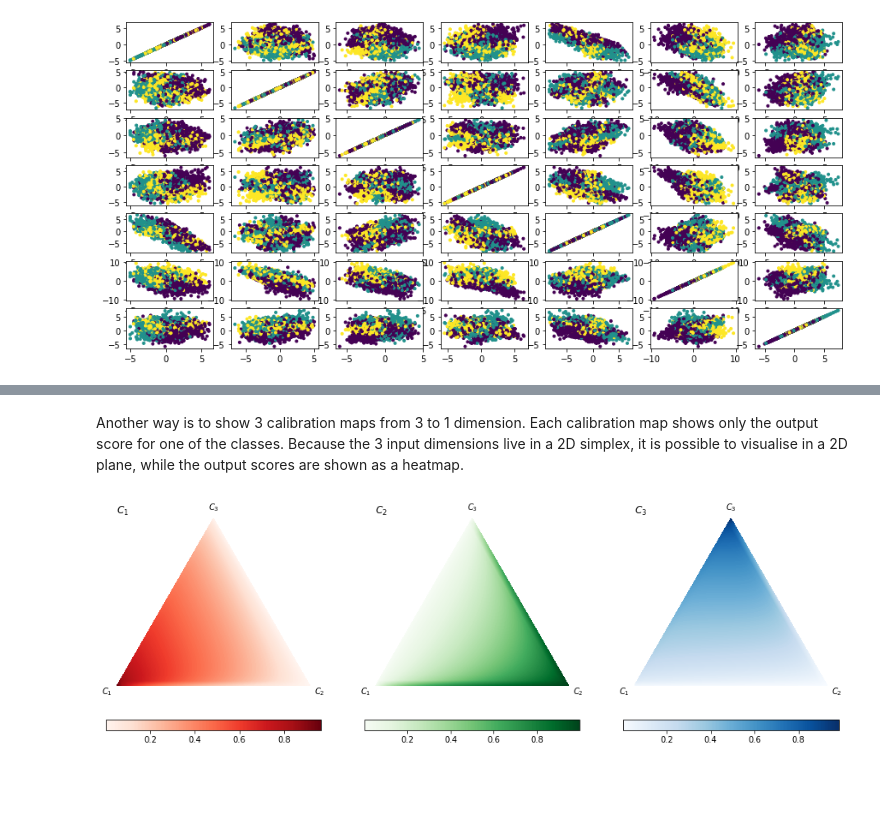
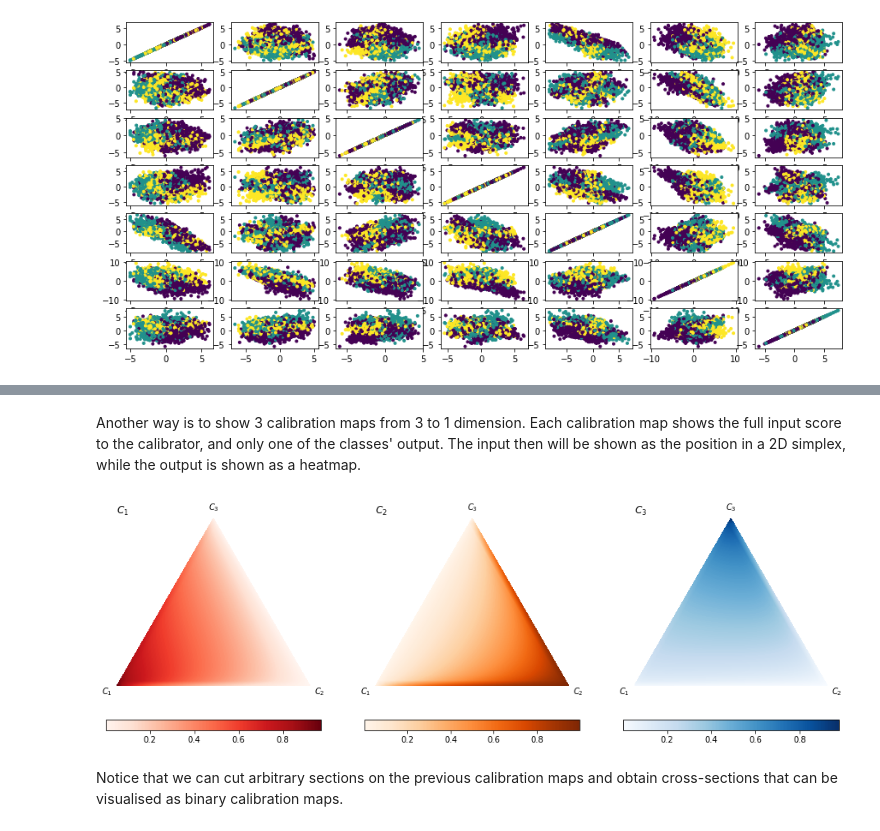
Before and after one commit to classifier-calibration/hands_on, a Jupyter notebook: notebooks/1_visualisation_tools.ipynb, the cells around one changed output, grey strips where cells are left out. Saved outputs shown, nothing was run; the diff lists cells and outputs as text; code cells hidden in the pictures; blank space fills up the shorter version.

```diff
--- a/notebooks/1_visualisation_tools.ipynb
+++ b/notebooks/1_visualisation_tools.ipynb
@@ -304,13 +336,19 @@ _ = draw_calibration_map(P_bc_grid, calibrated, color=color,  subdiv=4, fig=fig)
 # %% [markdown]
-Another way is to show 3 calibration maps from 3 to 1 dimension. Each calibration map shows only the output score for one of the classes. Because the 3 input dimensions live in a 2D simplex, it is possible to visualise in a 2D plane, while the output scores are shown as a heatmap.
+Another way is to show 3 calibration maps from 3 to 1 dimension. Each calibration map shows the full input score to the calibrator, and only one of the classes' output. The input then will be shown as the position in a 2D simplex, while the output is shown as a heatmap.
 # %%
+from pycalib.visualisations.ternary import draw_func_contours, plot_converging_lines_pvalues, get_converging_lines
+
+cmap_list = ['Reds', 'Oranges', 'Blues']
+
 fig = plt.figure(figsize=(16, 5))
 for i, c in enumerate(['C1', 'C2', 'C3']):
     ax = fig.add_subplot(1, 3, i+1)
     ax.set_title('$C_{}$'.format(i+1), loc='left')
 
     function = lambda x: cal.calibrator.predict_proba(x.reshape(1,-1))[0][i]
-    draw_func_contours(function, labels='auto', fig=fig, ax=ax, cmap=c_mark[i]['cmap'])
+    draw_func_contours(function, labels='auto', fig=fig, ax=ax, cmap=cmap_list[i])
 # %% [output]
-[figure, old version]
+[figure, new version]
+# %% [markdown]
+Notice that we can cut arbitrary sections on the previous calibration maps and obtain cross-sections that can be visualised as binary calibration maps.
 # %%
```
Also changed, not shown: parts of 58 cells of this notebook.
